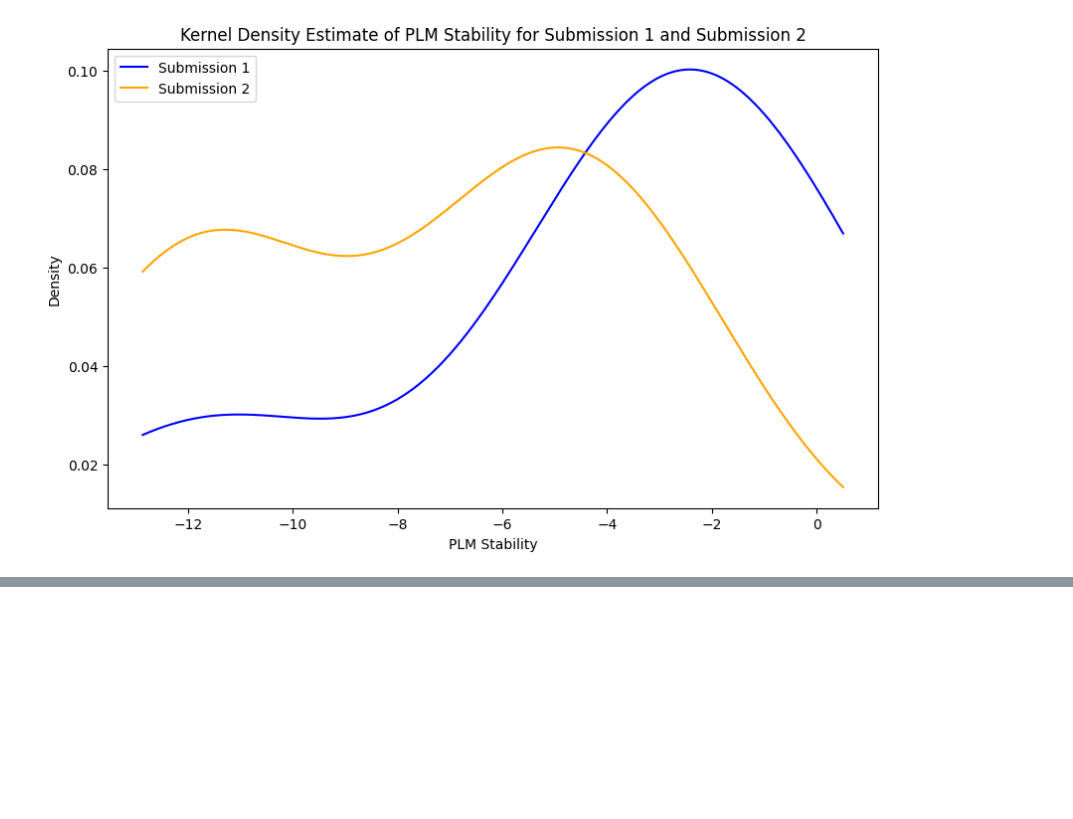
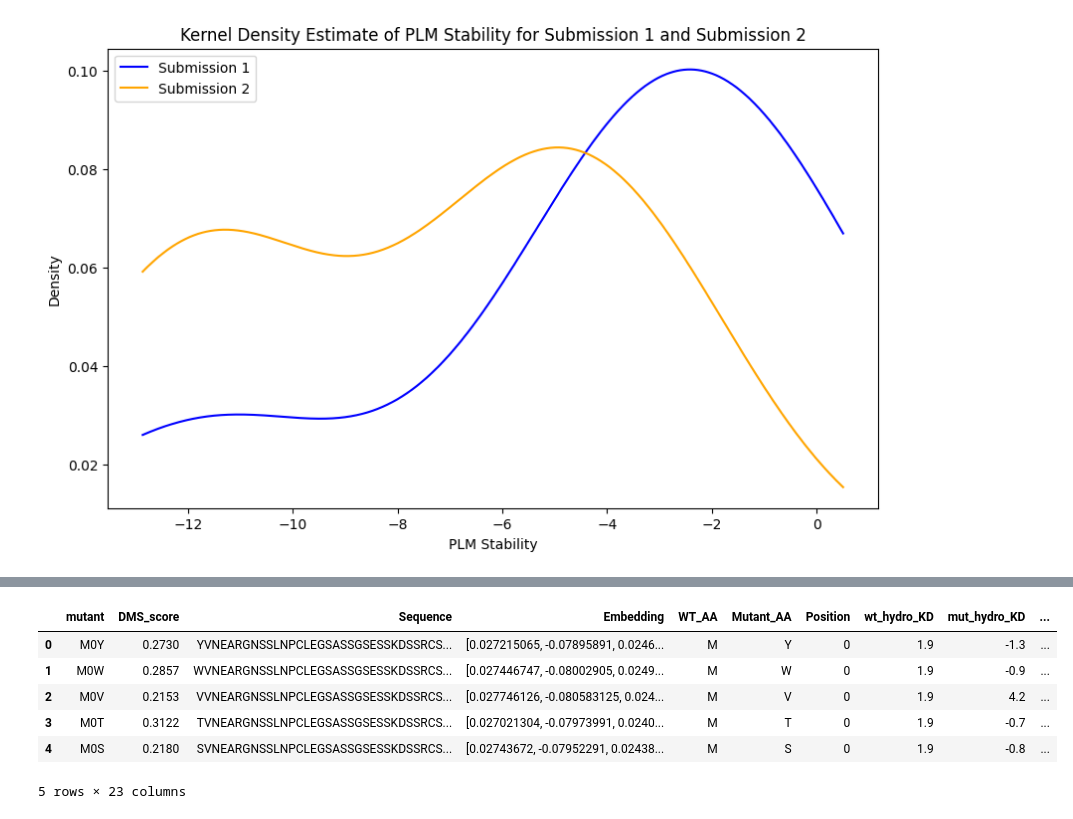
Before and after one commit to radroof22/cse-7850-combio-hackathon, a Jupyter notebook: plm_stability/PLM_Stability.ipynb, the cells around one changed output, grey strips where cells are left out. Cells and saved outputs as stored; diff of their text form; code cells hidden in the pictures; blank space fills up the shorter version.

```diff
--- a/plm_stability/PLM_Stability.ipynb
+++ b/plm_stability/PLM_Stability.ipynb
@@ -252,0 +391,5 @@ plt.show()
+# %%
+df_train = pd.read_parquet("./protein_embeddings.parquet")
+df_q2 = pd.read_parquet("./protein_embeddings_q2.parquet")
+df_training = pd.concat([df_train, df_q2], ignore_index=True)
+df_training.head()
@@ -252,0 +485,13 @@ plt.show()
+# %%
+# 2. physical features added
+feature_df = add_physical(df_training)
+df_training = pd.concat((df_training, feature_df),axis=1)
+df_training.head()
+# %% [output]
+|  | mutant | DMS_score | Sequence | Embedding | WT_AA | Mutant_AA | Position | wt_hydro_KD | mut_hydro_KD | ... |
+| 0 | M0Y | 0.2730 | YVNEARGNSSLNPCLEGSASSGSESSKDSSRCS... | [0.027215065, -0.07895891, 0.0246... | M | Y | 0 | 1.9 | -1.3 | ... |
+| 1 | M0W | 0.2857 | WVNEARGNSSLNPCLEGSASSGSESSKDSSRCS... | [0.027446747, -0.08002905, 0.0249... | M | W | 0 | 1.9 | -0.9 | ... |
+| 2 | M0V | 0.2153 | VVNEARGNSSLNPCLEGSASSGSESSKDSSRCS... | [0.027746126, -0.080583125, 0.024... | M | V | 0 | 1.9 | 4.2 | ... |
+| 3 | M0T | 0.3122 | TVNEARGNSSLNPCLEGSASSGSESSKDSSRCS... | [0.027021304, -0.07973991, 0.0240... | M | T | 0 | 1.9 | -0.7 | ... |
+| 4 | M0S | 0.2180 | SVNEARGNSSLNPCLEGSASSGSESSKDSSRCS... | [0.02743672, -0.07952291, 0.02438... | M | S | 0 | 1.9 | -0.8 | ... |
+5 rows × 23 columns
```
Also changed, not shown: parts of 47 cells of this notebook, 7 other files.
